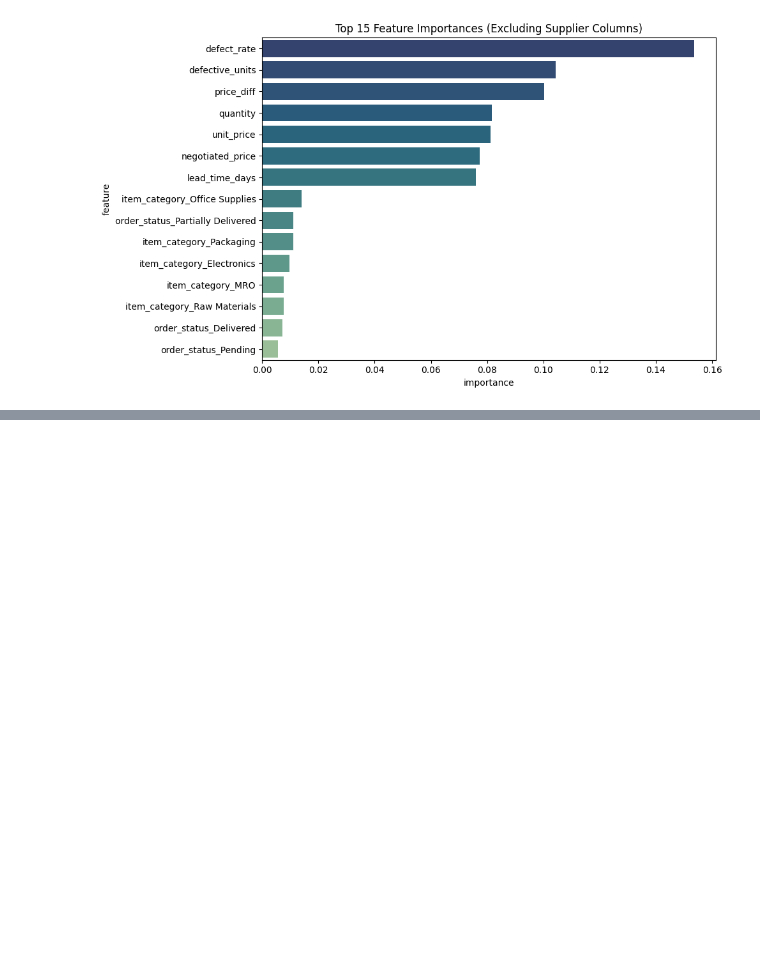
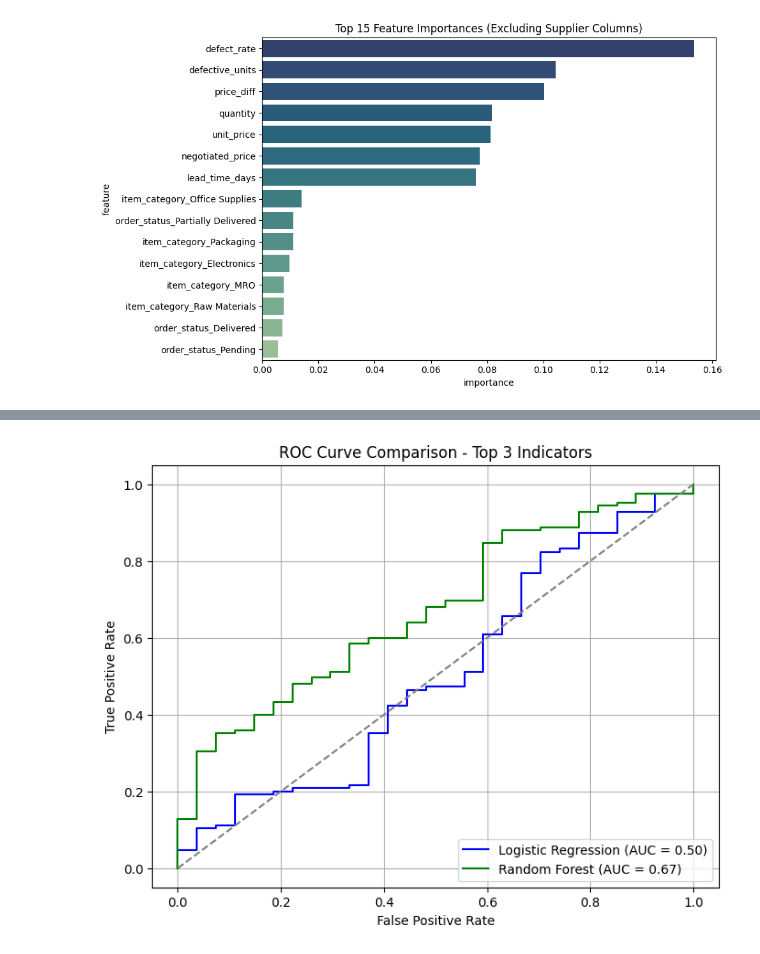
Before and after one commit to Bdowdle4/Dowdle_Analytics_Capstone, a Jupyter notebook: Notebooks/modeling.ipynb, the cells around one changed output, grey strips where cells are left out. Saved outputs shown, nothing was run; the diff lists cells and outputs as text; code cells hidden in the pictures; blank space fills up the shorter version.

```diff
--- a/Notebooks/modeling.ipynb
+++ b/Notebooks/modeling.ipynb
@@ -242,0 +362,18 @@ The predictive modeling process confirmed that procurement order compliance can
+# %%
+# --- ROC Curve Comparison ---
+fpr_lr, tpr_lr, _ = roc_curve(y_sf_test, y_proba_sf)
+fpr_rf, tpr_rf, _ = roc_curve(y_sf_test, y_sf_proba)
+
+plt.figure(figsize=(8, 6))
+plt.plot(fpr_lr, tpr_lr, label=f"Logistic Regression (AUC = {roc_auc_score(y_sf_test, y_proba_sf):.2f})", color='blue')
+plt.plot(fpr_rf, tpr_rf, label=f"Random Forest (AUC = {roc_auc_score(y_sf_test, y_sf_proba):.2f})", color='green')
+plt.plot([0, 1], [0, 1], linestyle='--', color='gray')
+
+plt.title("ROC Curve Comparison - Top 3 Indicators")
+plt.xlabel("False Positive Rate")
+plt.ylabel("True Positive Rate")
+plt.legend(loc='lower right')
+plt.grid(True)
+plt.show()
+# %% [output]
+[figure, added]
```
Also changed, not shown: parts of 11 cells of this notebook.
